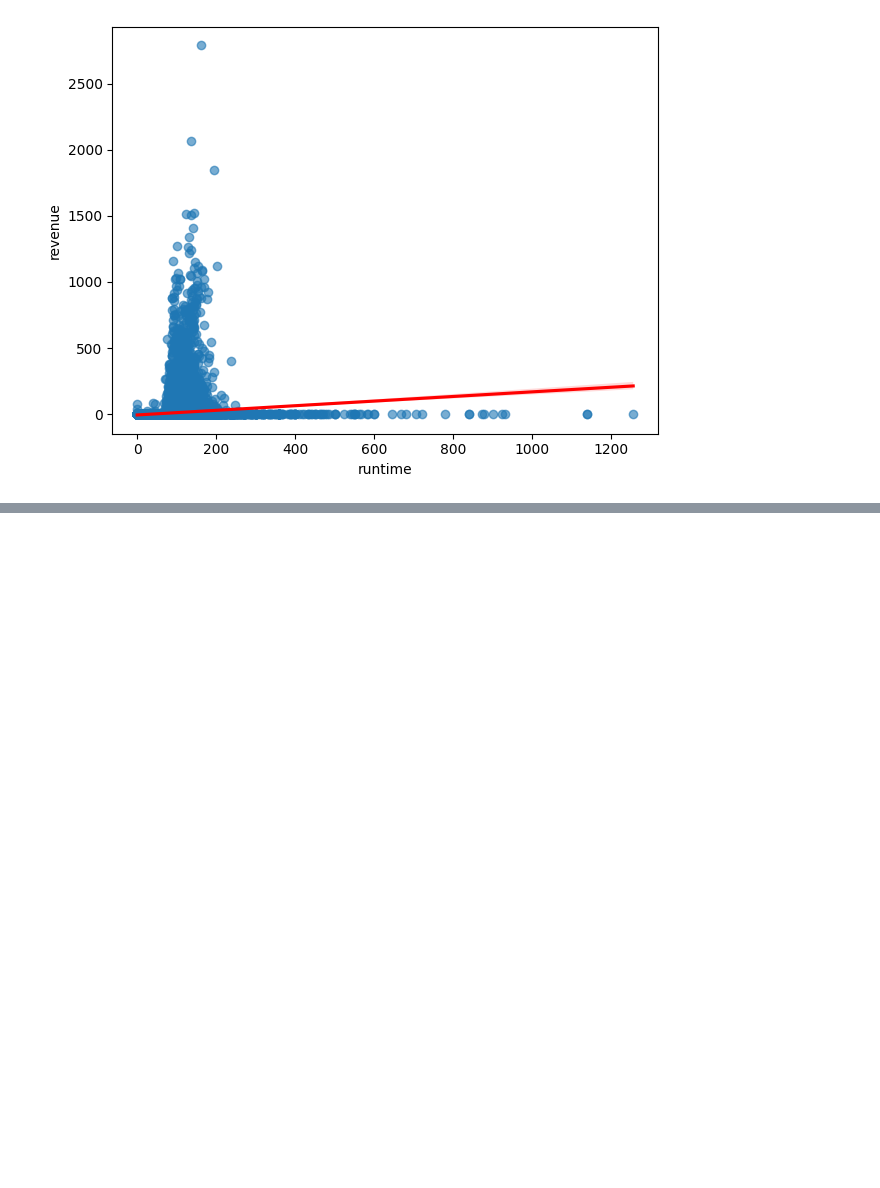
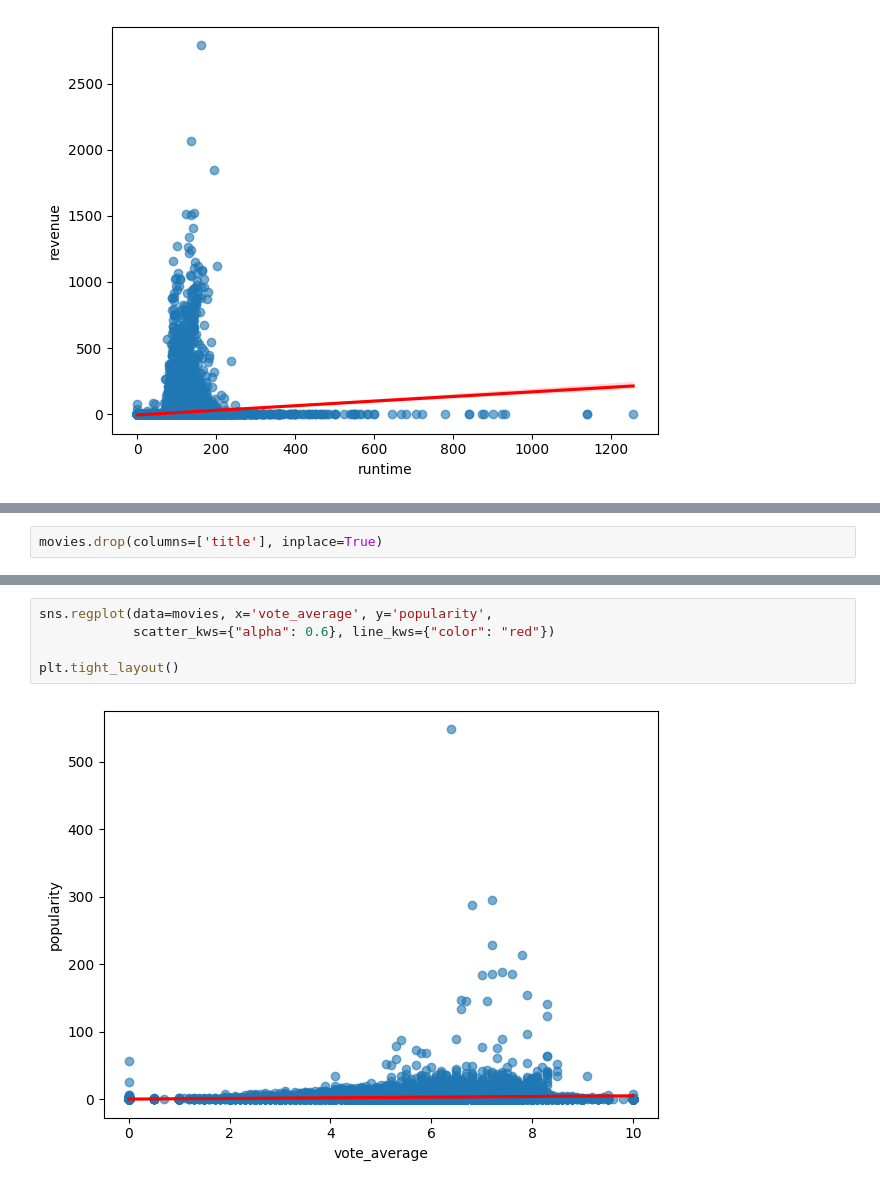
Before and after one commit to MohammadRouintan/Movie-Recommender-System, a Jupyter notebook: MovieMetadataEDA.ipynb, the cells around one changed output, grey strips where cells are left out. Cells and saved outputs as stored; diff of their text form; blank space fills up the shorter version.

```diff
--- a/MovieMetadataEDA.ipynb
+++ b/MovieMetadataEDA.ipynb
@@ -596,0 +693,2 @@ plt.tight_layout()
+# %%
+movies.drop(columns=['title'], inplace=True)
@@ -596,0 +751,7 @@ plt.tight_layout()
+# %%
+sns.regplot(data=movies, x='vote_average', y='popularity',
+            scatter_kws={"alpha": 0.6}, line_kws={"color": "red"})
+
+plt.tight_layout()
+# %% [output]
+[figure, added]
```
Also changed, not shown: parts of 45 cells of this notebook, 1 other file.
